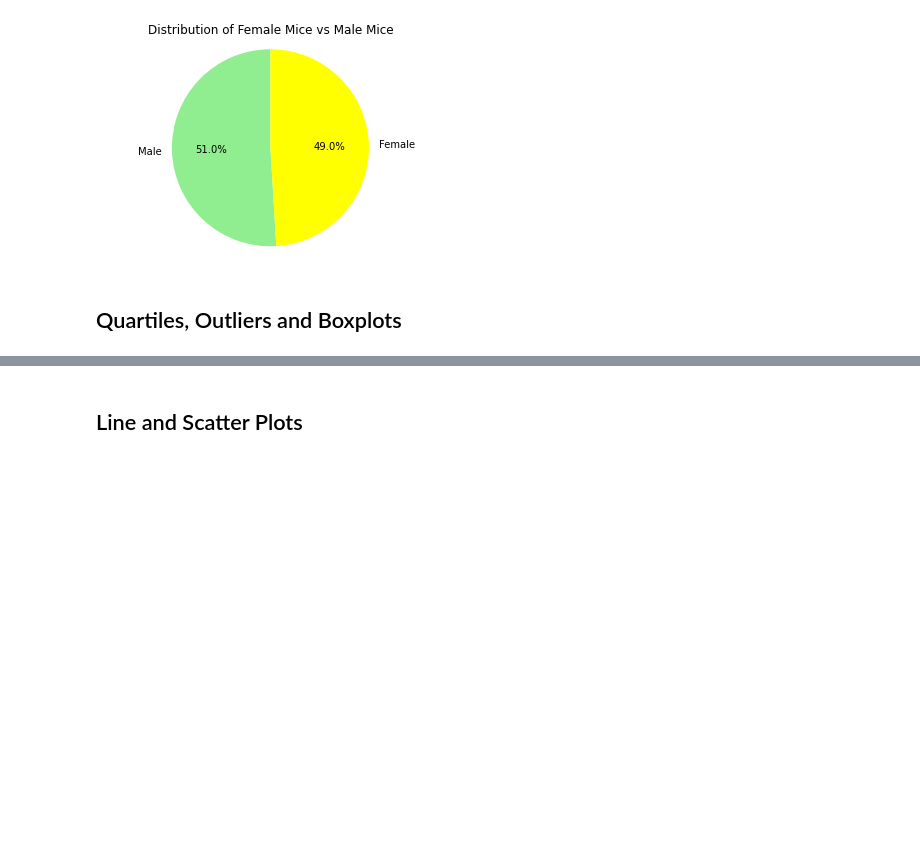
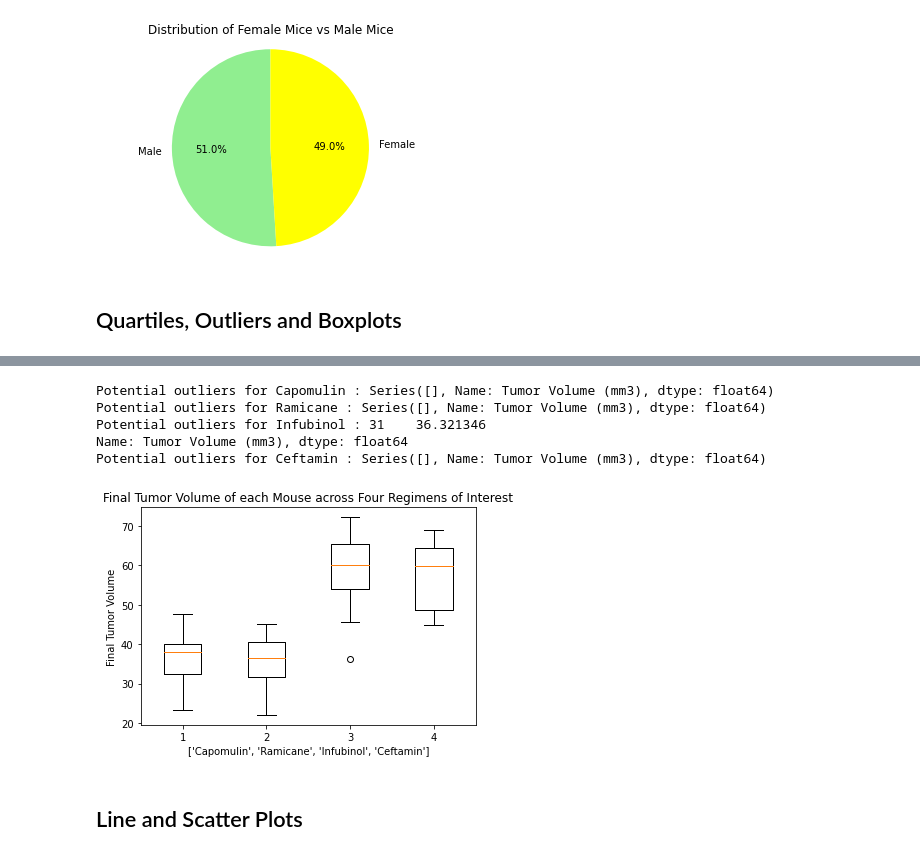
Before and after one commit to fromjandp/Pymaceuticals-Challenge, a Jupyter notebook: pymaceuticals_starter.ipynb, the cells around one changed output, grey strips where cells are left out. Saved outputs shown, nothing was run; the diff lists cells and outputs as text; code cells hidden in the pictures; blank space fills up the shorter version.

Commit message:
completed Quartiles, Outliers and Boxplot section

```diff
--- a/pymaceuticals_starter.ipynb
+++ b/pymaceuticals_starter.ipynb
@@ -236,0 +224,5 @@ print(f"Capomulin potential outliers: {capomulin.loc[(capomulin < cap_lower_boun
+# %%
+#Merge this group df with the original dataframe to get the tumor volume at the last timepoint
+
+merged_data_df = pd.merge(max_tumorvolume_df[["Mouse ID","Timepoint"]], clean_mouse_data,on=["Mouse ID","Timepoint"],how="left")
+merged_data_df.head()
@@ -239,27 +238,43 @@ print(f"Capomulin potential outliers: {capomulin.loc[(capomulin < cap_lower_boun
 treatment_list = ["Capomulin", "Ramicane", "Infubinol", "Ceftamin"]
 
 # Create empty list to fill with tumor vol data (for plotting)
-tumor_vol_list = []
+tumor_volume_list = []
 
 # Calculate the IQR and quantitatively determine if there are any potential outliers.
 for drug in treatment_list:
 
     # Locate the rows which contain mice on each drug and get the tumor volumes
-    final_tumor_vol = merged_data_df.loc[merged_data_df["Drug Regimen"] == drug, 'Tumor Volume (mm3)']
+    final_tumor_volume_for_selected_treatment = merged_data_df.loc[merged_data_df["Drug Regimen"] == drug, "Tumor Volume (mm3)"]
 
     # add subset
-    tumor_vol_list.append(final_tumor_vol)
+    tumor_volume_list.append(final_tumor_volume_for_selected_treatment)
 
     # Determine outliers using upper and lower bounds
-    quartiles = final_tumor_vol.quantile([.25,.5,.75])
+    quartiles = final_tumor_volume_for_selected_treatment.quantile([.25,.5,.75])
     lowerq = quartiles[0.25]
     upperq = quartiles[0.75]
     iqr = upperq-lowerq
     lower_bound = lowerq - (1.5*iqr)
     upper_bound = upperq + (1.5*iqr)
-    outliers = final_tumor_vol.loc[(final_tumor_vol < lower_bound) | (final_tumor_vol > upper_bound)]
-    print(f"{drug}'s potential outliers: {outliers}")
+    outliers = final_tumor_volume_for_selected_treatment.loc[(final_tumor_volume_for_selected_treatment < lower_bound) |
+                                                             (final_tumor_volume_for_selected_treatment > upper_bound)]
+    print(f"Potential outliers for {drug} : {outliers}")
+# %% [output]
+Potential outliers for Capomulin : Series([], Name: Tumor Volume (mm3), dtype: float64)
+Potential outliers for Ramicane : Series([], Name: Tumor Volume (mm3), dtype: float64)
+Potential outliers for Infubinol : 31    36.321346
+Name: Tumor Volume (mm3), dtype: float64
+Potential outliers for Ceftamin : Series([], Name: Tumor Volume (mm3), dtype: float64)
 # %%
 # Generate a box plot of the final tumor volume of each mouse across four regimens of interest
+fig1, ax1 = plt.subplots()
+ax1.set_title("Final Tumor Volume of each Mouse across Four Regimens of Interest")
+ax1.set_ylabel("Final Tumor Volume")
+ax1.set_xlabel(treatment_list)
+ax1.boxplot(tumor_volume_list)
+
+plt.show()
+# %% [output]
+[figure, added]
 # %% [markdown]
 ## Line and Scatter Plots
```
Also changed, not shown: parts of 11 cells of this notebook.
